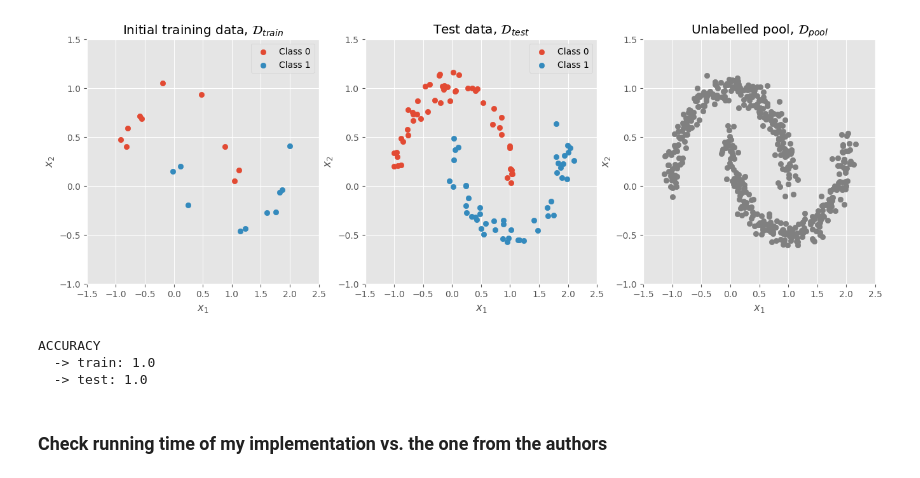
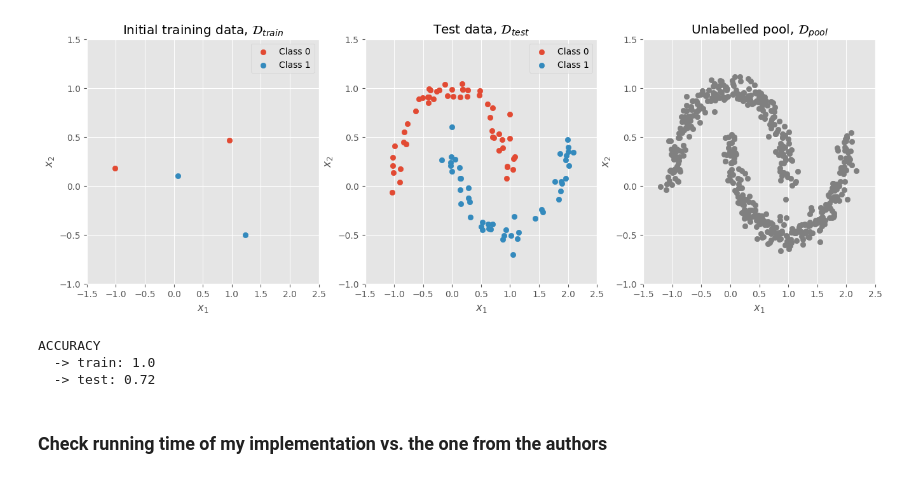
Before and after one commit to albertkjoller/abdl, a Jupyter notebook: notebooks/epig.ipynb, the cells around one changed output. Cells and saved outputs as stored; diff of their text form; code cells hidden in the pictures.

```diff
--- a/notebooks/epig.ipynb
+++ b/notebooks/epig.ipynb
@@ -19,19 +19,19 @@ from src.methods.toy_example import run_active_learning_loop_toy
 # %%
 np.random.seed(0)
 
 # Define dataset sizes
-N_initial   = 20
+N_initial   = 2
 N_test      = 100
 N_pool      = 500
 num_classes = 2
 
 # Generate dataset partitions
-Xtrain, ytrain, Xtest, ytest, Xpool, ypool = generate_moons(N_initial=N_initial, N_test=N_test, N_pool=N_pool)
+Xtrain, ytrain, Xtest, ytest, Xpool, ypool = generate_moons(N_initial_per_class=N_initial, N_test=N_test, N_pool=N_pool)
 
 # Plot the dataset partitions
 plot_moons(Xtrain, ytrain, Xtest, ytest, Xpool, ypool)
 # %% [output]
-[figure, old version]
+[figure, new version]
 # %%
 # Define model
 model           = GaussianProcessClassifier(1.0 * RBF(1.0))
@@ -44,7 +44,7 @@ print(f"ACCURACY\n  -> train: {model.score(Xtrain, ytrain)}\n  -> test: {model.s
 # %% [output]
 ACCURACY
   -> train: 1.0
-  -> test: 1.0
+  -> test: 0.72
 # %% [markdown]
 ### Check running time of my implementation vs. the one from the authors
 # %%
```
Also changed, not shown: parts of 10 cells of this notebook, 3 other files.
